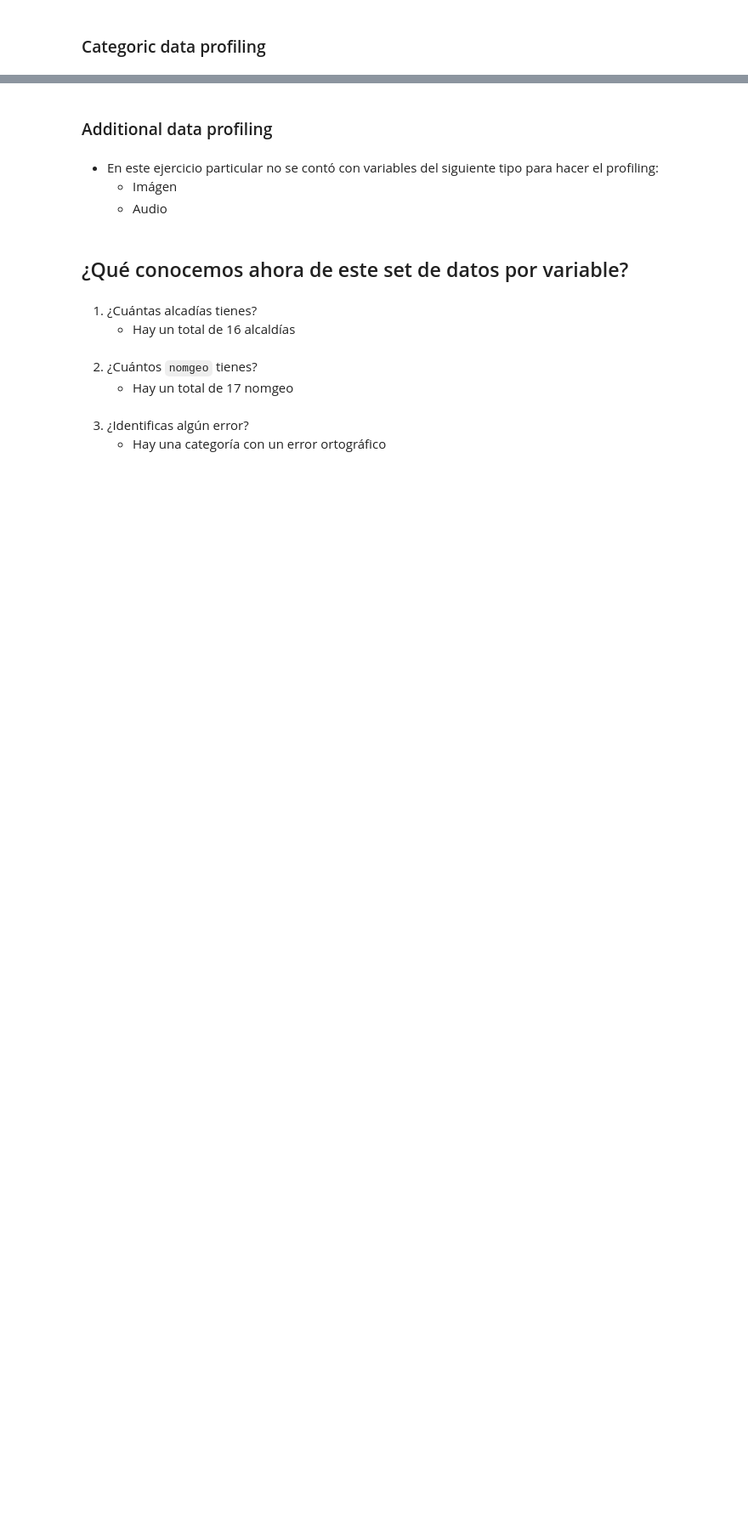
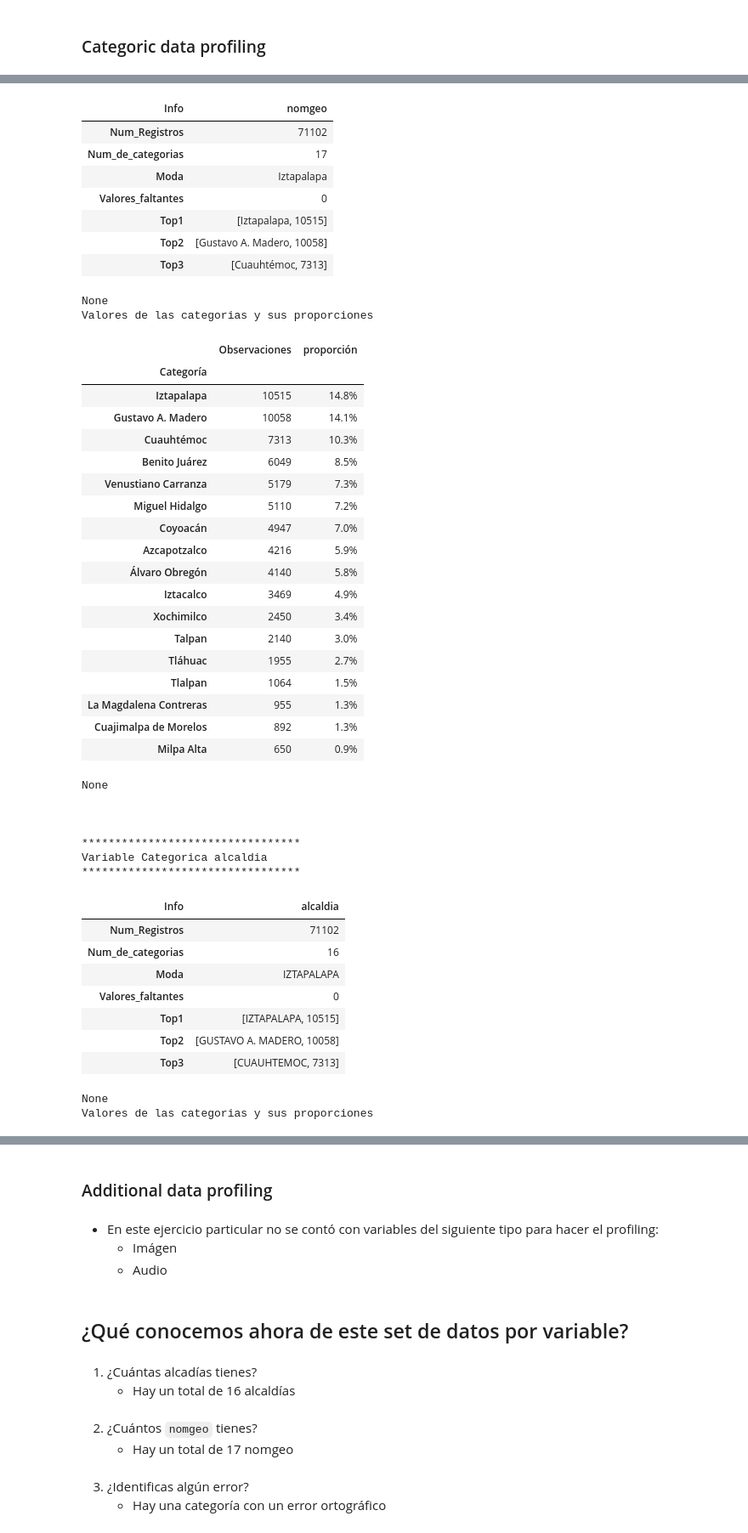
Before and after one commit to robperch/intro_ds_lab1, a Jupyter notebook: lab1_nb.ipynb, the cells around one changed output, grey strips where cells are left out. Shown at 85% size. Saved outputs shown, nothing was run; the diff lists cells and outputs as text; code cells hidden in the pictures; blank space fills up the shorter version.

```diff
--- a/lab1_nb.ipynb
+++ b/lab1_nb.ipynb
@@ -198,0 +200,4 @@ None
+# %%
+#data profiling categorical values function
+data_profiling_categ(df,cat_vars)
+# %% [output]
@@ -198,0 +227,46 @@ None
+| Info | nomgeo |
+| Num_Registros | 71102 |
+| Num_de_categorias | 17 |
+| Moda | Iztapalapa |
+| Valores_faltantes | 0 |
+| Top1 | [Iztapalapa, 10515] |
+| Top2 | [Gustavo A. Madero, 10058] |
+| Top3 | [Cuauhtémoc, 7313] |
+None
+Valores de las categorias y sus proporciones
+|  | Observaciones | proporción |
+| Categoría |  |  |
+| Iztapalapa | 10515 | 14.8% |
+| Gustavo A. Madero | 10058 | 14.1% |
+| Cuauhtémoc | 7313 | 10.3% |
+| Benito Juárez | 6049 | 8.5% |
+| Venustiano Carranza | 5179 | 7.3% |
+| Miguel Hidalgo | 5110 | 7.2% |
+| Coyoacán | 4947 | 7.0% |
+| Azcapotzalco | 4216 | 5.9% |
+| Álvaro Obregón | 4140 | 5.8% |
+| Iztacalco | 3469 | 4.9% |
+| Xochimilco | 2450 | 3.4% |
+| Talpan | 2140 | 3.0% |
+| Tláhuac | 1955 | 2.7% |
+| Tlalpan | 1064 | 1.5% |
+| La Magdalena Contreras | 955 | 1.3% |
+| Cuajimalpa de Morelos | 892 | 1.3% |
+| Milpa Alta | 650 | 0.9% |
+None
+
+
+
+*********************************
+Variable Categorica alcaldia
+*********************************
+| Info | alcaldia |
+| Num_Registros | 71102 |
+| Num_de_categorias | 16 |
+| Moda | IZTAPALAPA |
+| Valores_faltantes | 0 |
+| Top1 | [IZTAPALAPA, 10515] |
+| Top2 | [GUSTAVO A. MADERO, 10058] |
+| Top3 | [CUAUHTEMOC, 7313] |
+None
+Valores de las categorias y sus proporciones
```
Also changed, not shown: parts of 4 cells of this notebook, 1 other file.
